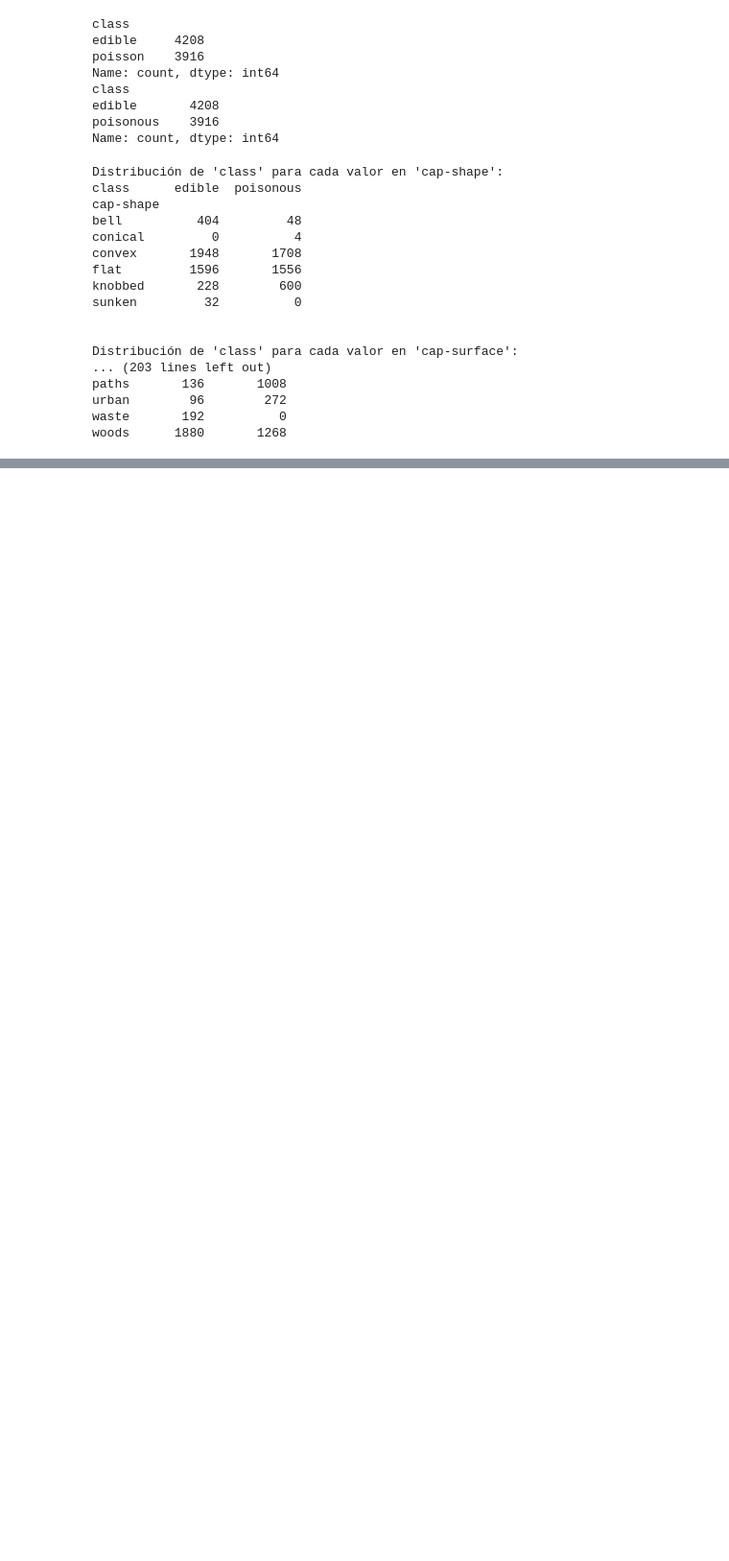
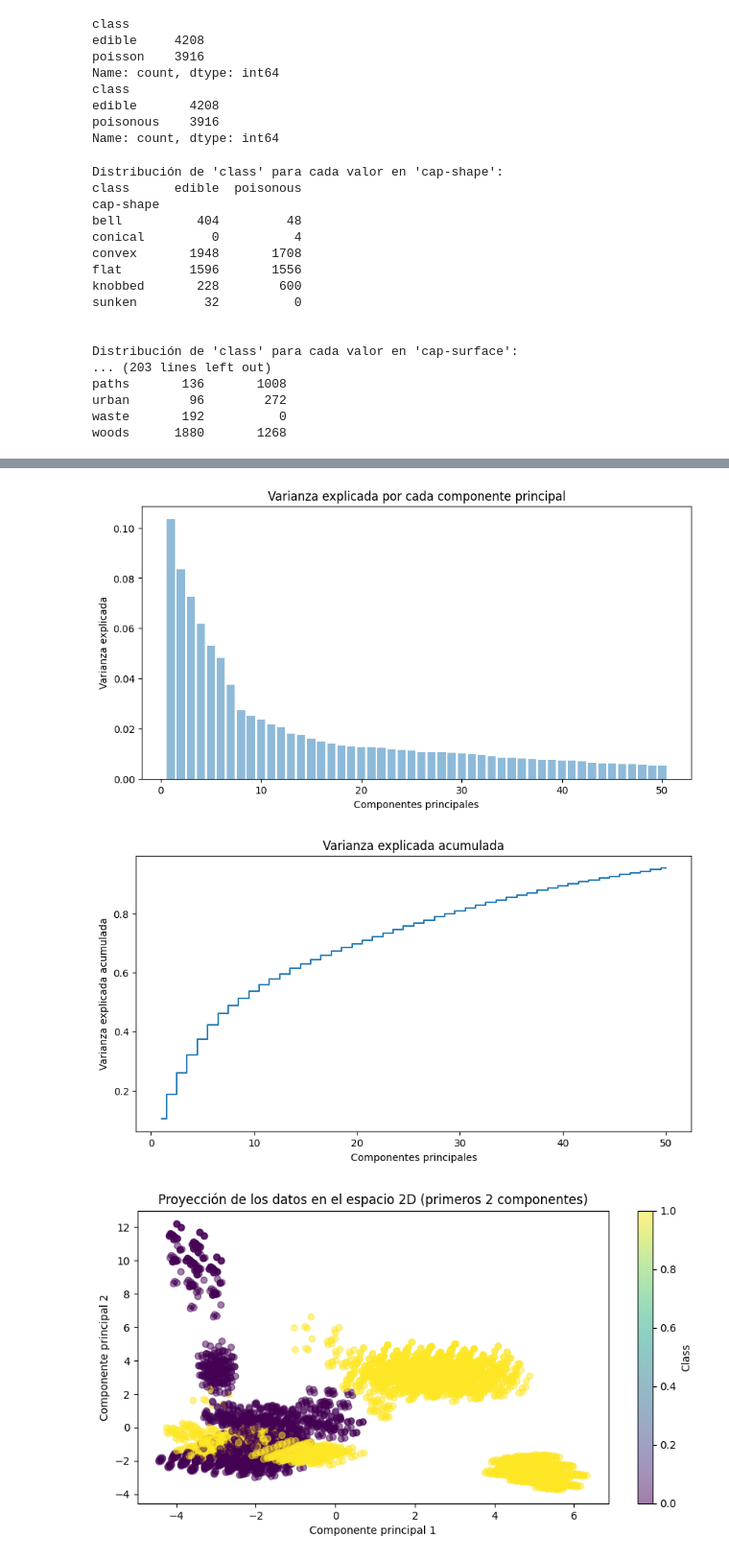
Before and after one commit to bringol/IA_TP_GRUPO_2, a Jupyter notebook: Dataset_no_me_comas.ipynb, the cells around one changed output, grey strips where cells are left out. Shown at 96% size. Saved outputs shown, nothing was run; the diff lists cells and outputs as text; code cells hidden in the pictures; blank space fills up the shorter version.

```diff
--- a/Dataset_no_me_comas.ipynb
+++ b/Dataset_no_me_comas.ipynb
@@ -75,3 +106,10 @@ dtype: int64
 # Convertir todas las categorías a minúsculas
 for col in mushroom_data.select_dtypes(include=['object']).columns:
     mushroom_data[col] = mushroom_data[col].str.lower()
+# %%
+# Verificar la distribución de valores en la columna "veil-type"
+veil_type_distribution = mushroom_data['veil-type'].value_counts()
+print(veil_type_distribution)
+
+# Remover la columna 'veil-type'
+mushroom_data.drop(columns=['veil-type'], inplace=True)
@@ -453,0 +238,9 @@ Dataset preprocesado:
+# %%
+# Aplicar One-Hot Encoding
+mushroom_data_encoded = pd.get_dummies(mushroom_data, drop_first=True)
+
+# Verificar el resultado
+print(mushroom_data_encoded.head())
+
+# Mostrar la cantidad de columnas después de One-Hot Encoding
+print("Cantidad de columnas después de One-Hot Encoding:", mushroom_data_encoded.shape[1])
@@ -453,0 +267,4 @@ Dataset preprocesado:
+# %%
+# Separar las características (X) y la variable objetivo (y)
+X = mushroom_data_encoded.drop('class_poisonous', axis=1)
+y = mushroom_data_encoded['class_poisonous']
@@ -453,0 +319,42 @@ Dataset preprocesado:
+# %%
+# Gráfico de varianza explicada por cada componente principal
+plt.figure(figsize=(10, 5))
+plt.bar(range(1, len(pca.explained_variance_ratio_) + 1), pca.explained_variance_ratio_, alpha=0.5, align='center')
+plt.xlabel('Componentes principales')
+plt.ylabel('Varianza explicada')
+plt.title('Varianza explicada por cada componente principal')
+plt.show()
+
+# Gráfico de varianza explicada acumulada
+plt.figure(figsize=(10, 5))
+plt.step(range(1, len(pca.explained_variance_ratio_) + 1), pca.explained_variance_ratio_.cumsum(), where='mid')
+plt.xlabel('Componentes principales')
+plt.ylabel('Varianza explicada acumulada')
+plt.title('Varianza explicada acumulada')
+plt.show()
+
+# Gráfico de proyección en el espacio 2D
+plt.figure(figsize=(10, 5))
+plt.scatter(X_pca[:, 0], X_pca[:, 1], c=y, cmap='viridis', alpha=0.5)
+plt.xlabel('Componente principal 1')
+plt.ylabel('Componente principal 2')
+plt.title('Proyección de los datos en el espacio 2D (primeros 2 componentes)')
+plt.colorbar(label='Class')
+plt.show()
+
+# Gráfico en 3D (requiere mpl_toolkits.mplot3d)
+from mpl_toolkits.mplot3d import Axes3D
+
+fig = plt.figure(figsize=(10, 5))
+ax = fig.add_subplot(111, projection='3d')
+scatter = ax.scatter(X_pca[:, 0], X_pca[:, 1], X_pca[:, 2], c=y, cmap='viridis', alpha=0.5)
+ax.set_xlabel('Componente principal 1')
+ax.set_ylabel('Componente principal 2')
+ax.set_zlabel('Componente principal 3')
+ax.set_title('Proyección de los datos en el espacio 3D (primeros 3 componentes)')
+fig.colorbar(scatter, ax=ax, label='Class')
+plt.show()
+# %% [output]
+[figure, added]
+[figure, added]
+[figure, added]
```
Also changed, not shown: parts of 64 cells of this notebook.
